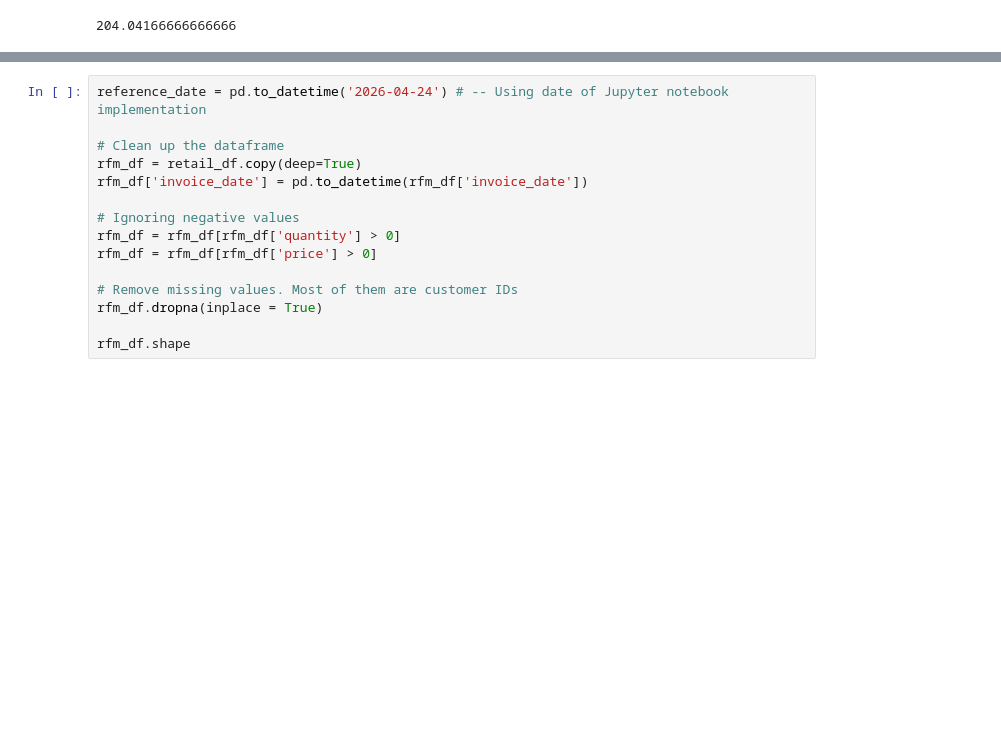
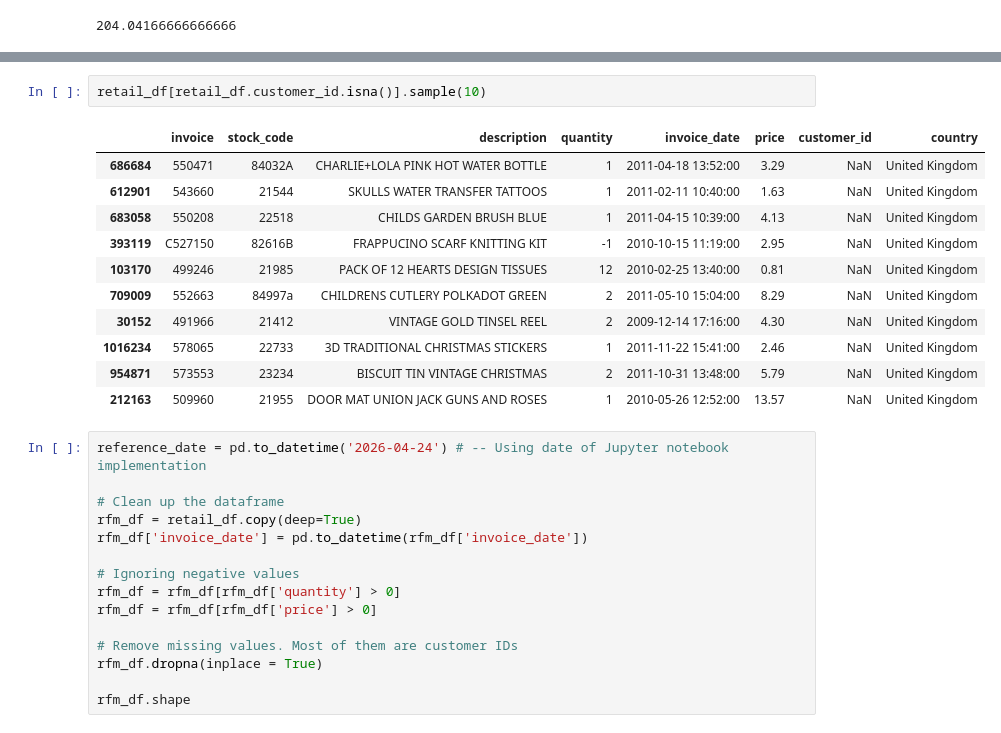
Before and after one commit to jarviscanada/jarvis_data_eng_CecilCao, a Jupyter notebook: python_data_analytics/retail_data_analytics_wrangling.ipynb, the cells around one changed output, grey strips where cells are left out. Cells and saved outputs as stored; diff of their text form; blank space fills up the shorter version.

```diff
--- a/python_data_analytics/retail_data_analytics_wrangling.ipynb
+++ b/python_data_analytics/retail_data_analytics_wrangling.ipynb
@@ -456,6 +456,20 @@ Note: To simplify the problem, let's keep all placed and canceled orders.
 **Sample RFM table**
 
 ![](https://i.imgur.com/sXFIg6u.jpg)
+# %%
+retail_df[retail_df.customer_id.isna()].sample(10)
+# %% [output]
+|  | invoice | stock_code | description | quantity | invoice_date | price | customer_id | country |
+| 686684 | 550471 | 84032A | CHARLIE+LOLA PINK HOT WATER BOTTLE | 1 | 2011-04-18 13:52:00 | 3.29 | NaN | United Kingdom |
+| 612901 | 543660 | 21544 | SKULLS WATER TRANSFER TATTOOS | 1 | 2011-02-11 10:40:00 | 1.63 | NaN | United Kingdom |
+| 683058 | 550208 | 22518 | CHILDS GARDEN BRUSH BLUE | 1 | 2011-04-15 10:39:00 | 4.13 | NaN | United Kingdom |
+| 393119 | C527150 | 82616B | FRAPPUCINO SCARF KNITTING KIT | -1 | 2010-10-15 11:19:00 | 2.95 | NaN | United Kingdom |
+| 103170 | 499246 | 21985 | PACK OF 12 HEARTS DESIGN TISSUES | 12 | 2010-02-25 13:40:00 | 0.81 | NaN | United Kingdom |
+| 709009 | 552663 | 84997a | CHILDRENS CUTLERY POLKADOT GREEN | 2 | 2011-05-10 15:04:00 | 8.29 | NaN | United Kingdom |
+| 30152 | 491966 | 21412 | VINTAGE GOLD TINSEL REEL | 2 | 2009-12-14 17:16:00 | 4.30 | NaN | United Kingdom |
+| 1016234 | 578065 | 22733 | 3D TRADITIONAL CHRISTMAS STICKERS | 1 | 2011-11-22 15:41:00 | 2.46 | NaN | United Kingdom |
+| 954871 | 573553 | 23234 | BISCUIT TIN VINTAGE CHRISTMAS | 2 | 2011-10-31 13:48:00 | 5.79 | NaN | United Kingdom |
+| 212163 | 509960 | 21955 | DOOR MAT UNION JACK GUNS AND ROSES | 1 | 2010-05-26 12:52:00 | 13.57 | NaN | United Kingdom |
 # %%
 reference_date = pd.to_datetime('2026-04-24') # -- Using date of Jupyter notebook implementation
 
```
Also changed, not shown: parts of 2 cells of this notebook.
